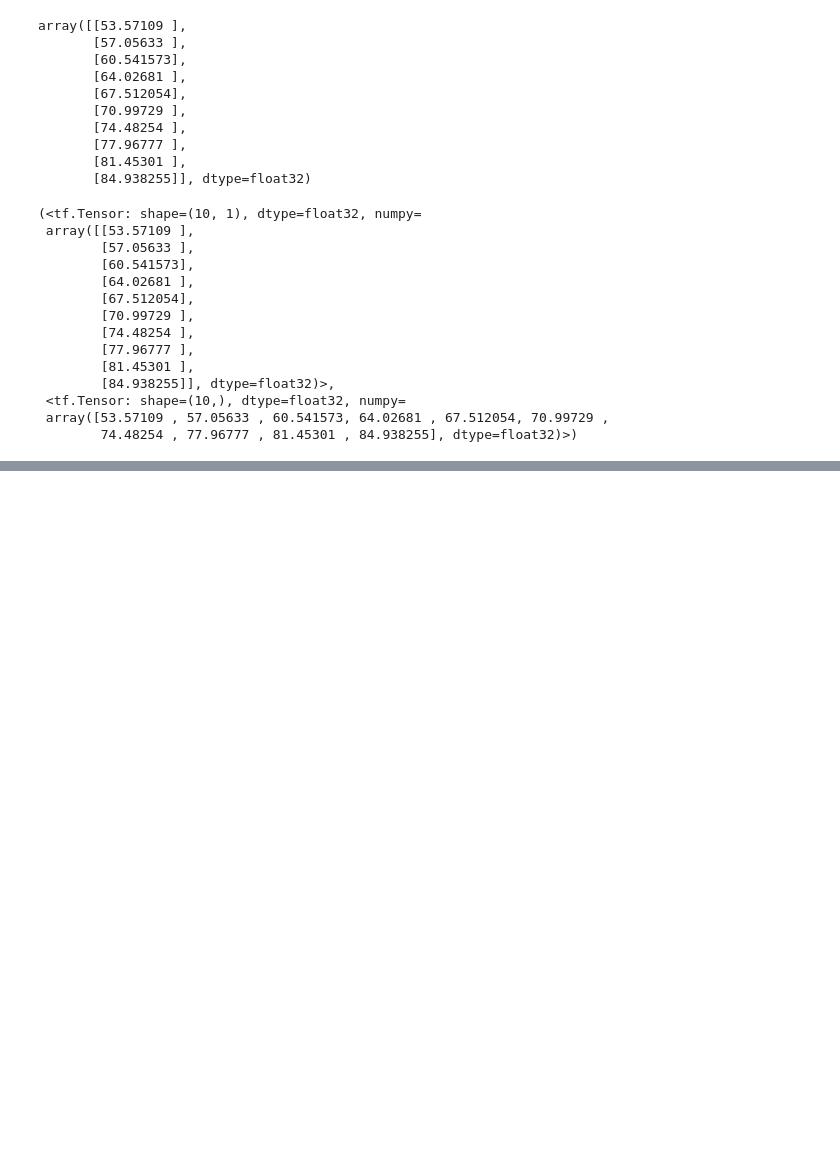
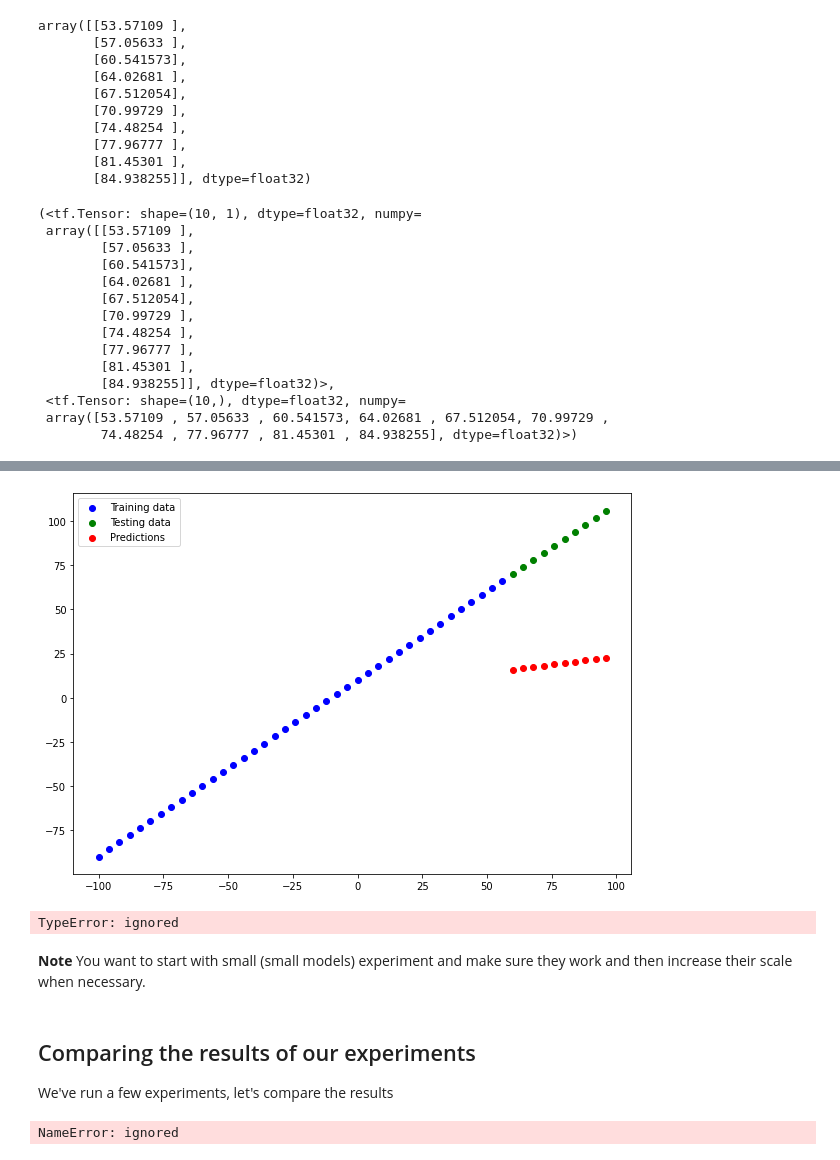
Before and after one commit to ElenaBara21/TensorFlow, a Jupyter notebook: 01_neural_network_regression_with_tensorflow.ipynb, the cells around one changed output, grey strips where cells are left out. Drawn from its saved outputs; the diff is of its cells as text; code cells hidden in the pictures; blank space fills up the shorter version.

```diff
--- a/01_neural_network_regression_with_tensorflow.ipynb
+++ b/01_neural_network_regression_with_tensorflow.ipynb
@@ -675,0 +794,17 @@ AttributeError: ignored
+# %%
+# Set random seed
+tf.random.set_seed(42)
+
+# Replicate model_2
+model_3 = tf.keras.Sequential([
+  tf.keras.layers.Dense(1),
+  tf.keras.layers.Dense(1)
+])
+
+# Compile the model
+model_3.compile(loss=tf.keras.losses.mae,
+                optimizer=tf.keras.optimizers.SGD(),
+                metrics=['mae'])
+
+# Fit the model (this time for 500 epochs, not 100)
+model_3.fit(tf.expand_dims(X_train, axis=-1), y_train, epochs=500) # set verbose to 0 for less output
@@ -675,0 +830,31 @@ AttributeError: ignored
+# %%
+#Make and plot some predictions #Overfitting
+y_preds_3 = model_3.predict(X_test)
+plot_predictions(predictions=y_preds_3)
+# %% [output]
+[figure, added]
+# %%
+#Calculate model_3 evaluation metrics
+mae_3 = mae(y_test, y_preds_3.squeeze()).numpy()
+mse_3 = mse(y_test, y_preds_3.squeeze()).numpy()
+mae_3, mse_3
+# %% [output]
+TypeError: ignored
+# %% [markdown]
+**Note** You want to start with small (small models) experiment and make sure they work and then increase their scale when necessary.
+# %% [markdown]
+## Comparing the results of our experiments
+
+We've run a few experiments, let's compare the results
+# %%
+#Lets compare our modals results using pandas DataFrame
+import pandas as pd
+
+model_results = [["model_1", mae_1, mse_1],
+                 ["model_2", mae_2, mse_2],
+                 ["model_3", mae_3, mae_3]]
+
+all_results = pd.DataFrame(model_results, columns=["model", "mae", "mse"])
+all_results
+# %% [output]
+NameError: ignored
```
Also changed, not shown: parts of 28 cells of this notebook.
